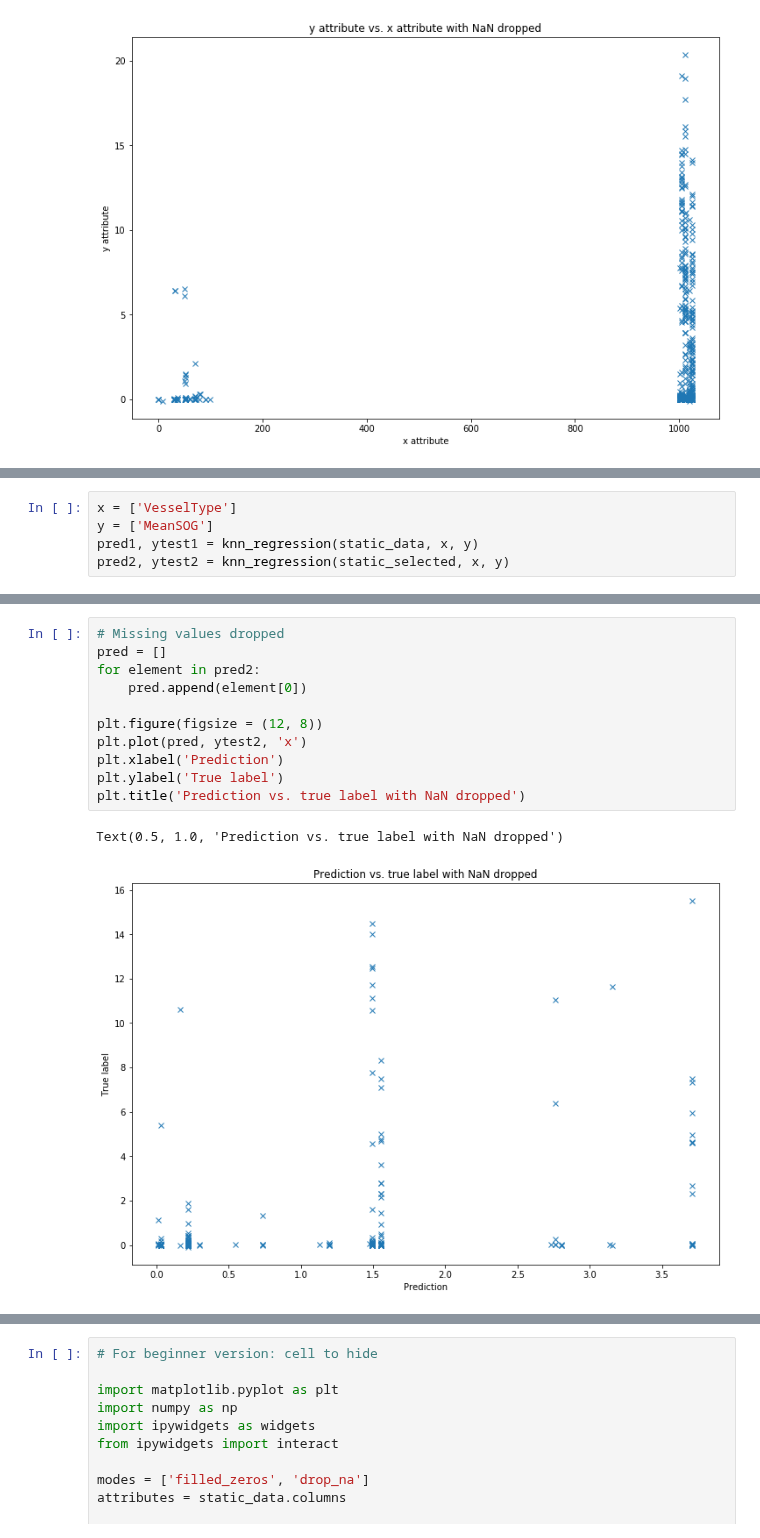
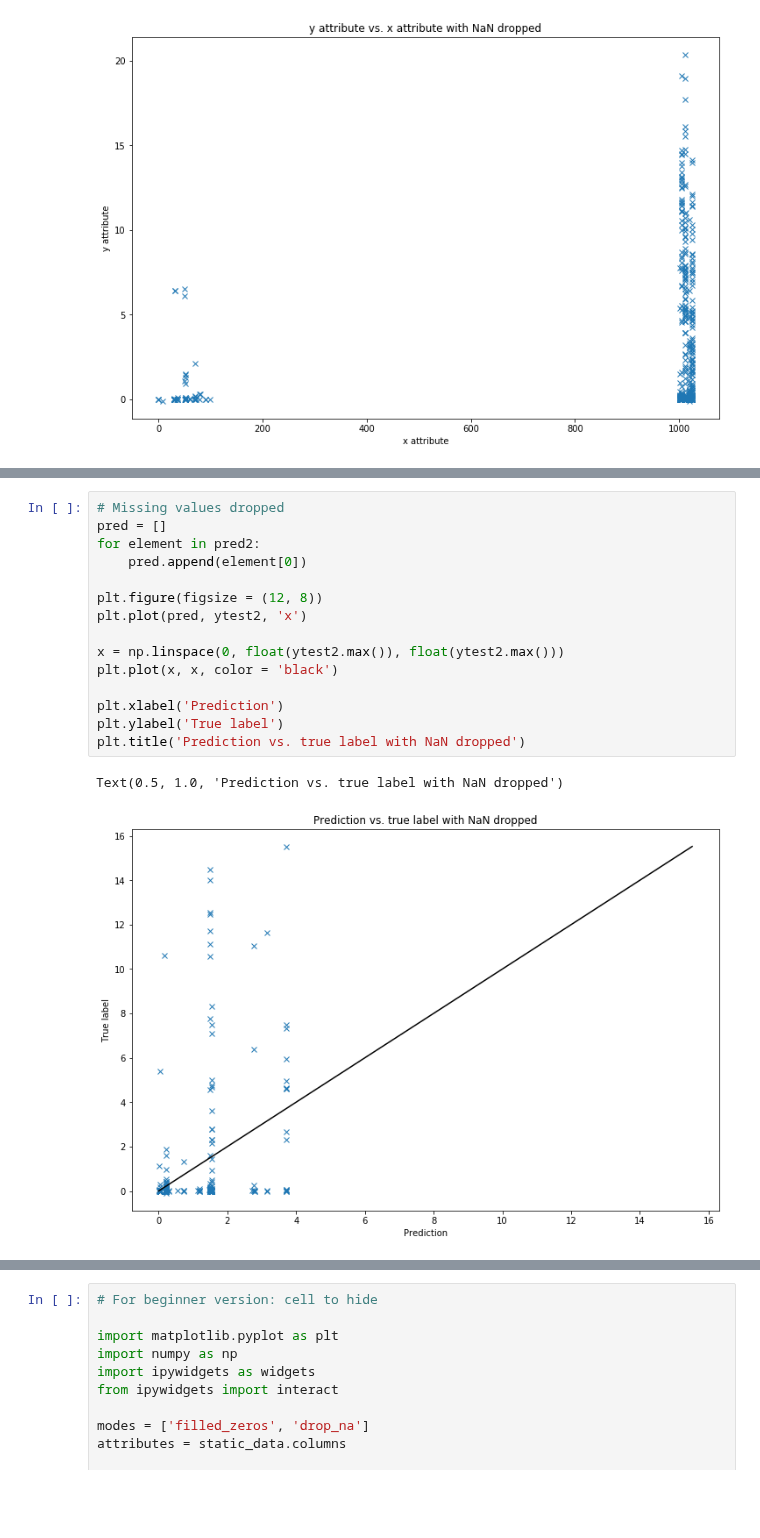
Before and after one commit to xldrkp/jb-test, a Jupyter notebook: content/chapter1-numerical/1-2-2-meansog.ipynb, the cells around one changed output, grey strips where cells are left out. Drawn from its saved outputs; the diff is of its cells as text; blank space fills up the shorter version.

```diff
--- a/content/chapter1-numerical/1-2-2-meansog.ipynb
+++ b/content/chapter1-numerical/1-2-2-meansog.ipynb
@@ -180,6 +182 @@ It is kind of hard to draw a conclusion from these two graphs. Let's have a look
-# %%
-x = ['VesselType']
-y = ['MeanSOG']
-pred1, ytest1 = knn_regression(static_data, x, y)
-pred2, ytest2 = knn_regression(static_selected, x, y)
 # %%
@@ -199,17 +202,21 @@ Text(0.5, 1.0, 'Prediction vs. true label with NaN filled with zero values')
 # %%
 # Missing values dropped
 pred = []
 for element in pred2:
     pred.append(element[0])
 
 plt.figure(figsize = (12, 8))
 plt.plot(pred, ytest2, 'x')
+
+x = np.linspace(0, float(ytest2.max()), float(ytest2.max()))
+plt.plot(x, x, color = 'black')
+
 plt.xlabel('Prediction')
 plt.ylabel('True label')
 plt.title('Prediction vs. true label with NaN dropped')
 # %% [output]
 Text(0.5, 1.0, 'Prediction vs. true label with NaN dropped')
-[figure, old version]
+[figure, new version]
 # %%
 # For beginner version: cell to hide
 
```
Also changed, not shown: parts of 10 cells of this notebook, 1 other file.
